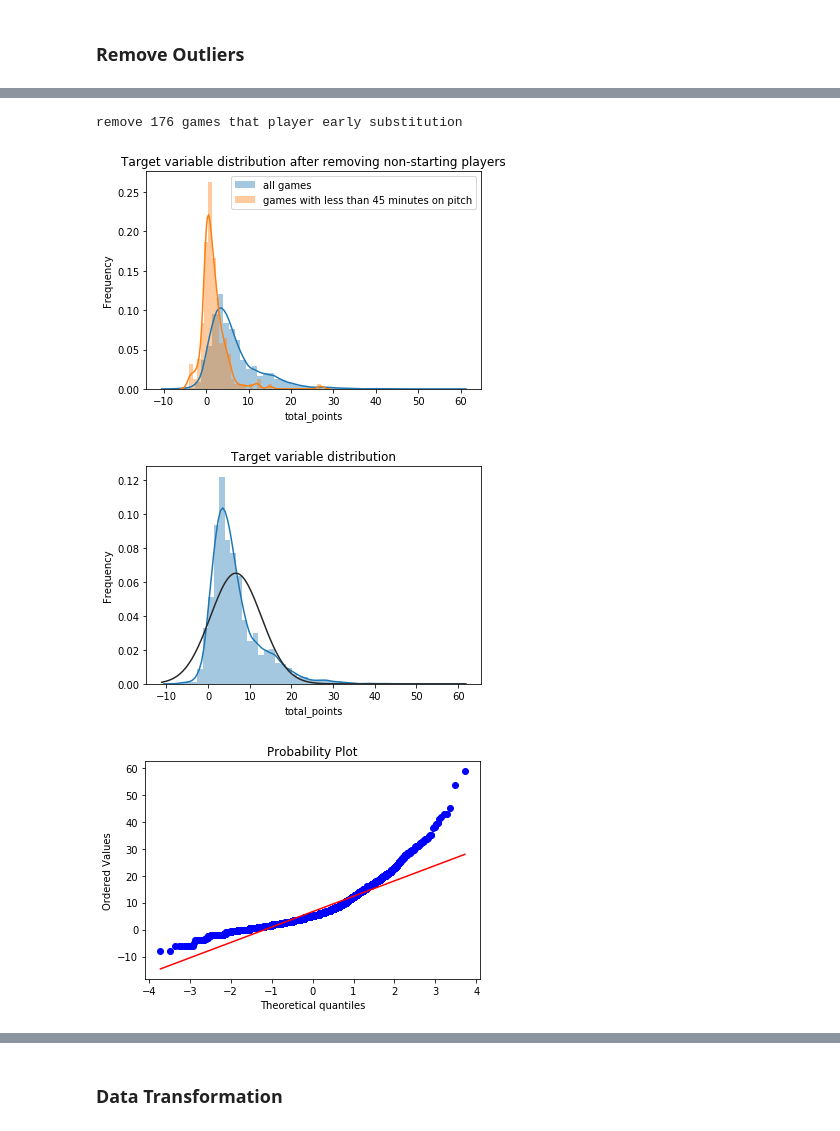
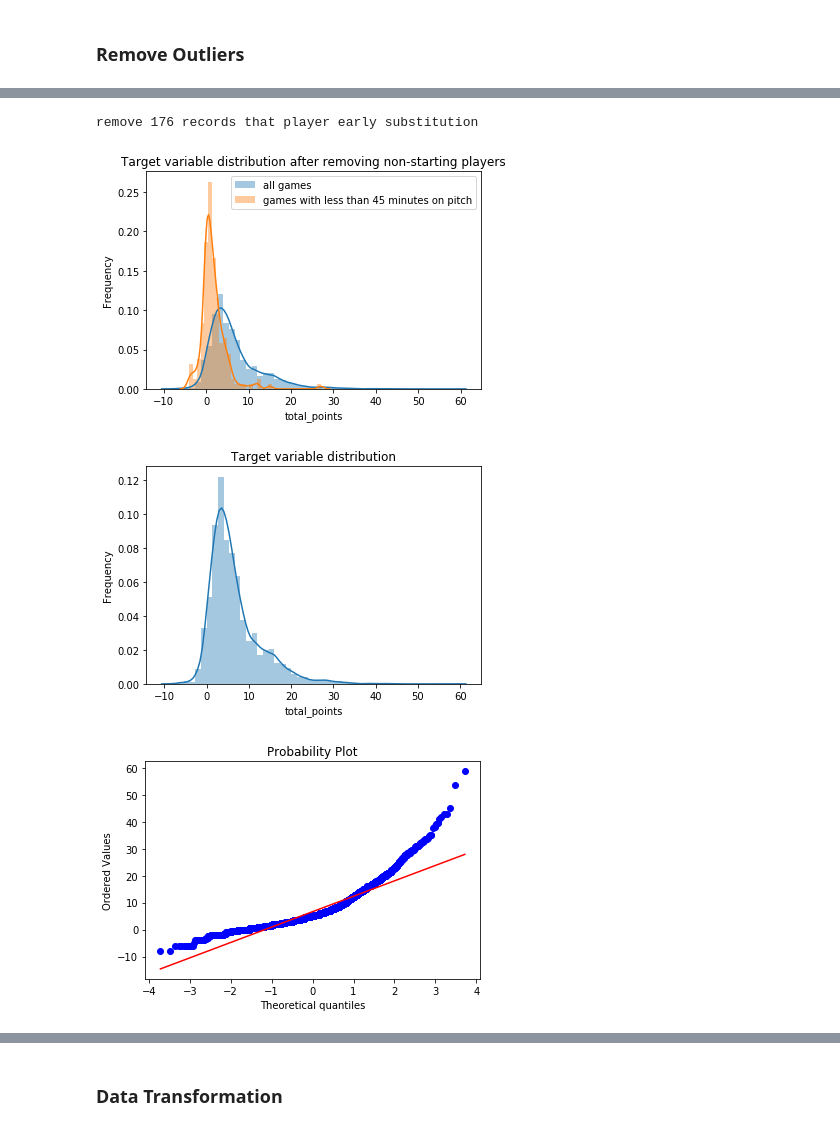
Before and after one commit to add-one-second/SoccerPlayerPerformance, a Jupyter notebook: SoccerPrediction.ipynb, the cells around one changed output, grey strips where cells are left out. Cells and saved outputs as stored; diff of their text form; code cells hidden in the pictures.

```diff
--- a/SoccerPrediction.ipynb
+++ b/SoccerPrediction.ipynb
@@ -98,28 +98,29 @@ plt.ylabel('Frequency')
 plt.title('Target variable distribution after removing non-starting players')
 sns.distplot(player_data_df[player_data_df['is_starting'] == 1]['total_points'], label='all games')
 print('remove', sum((player_data_df['minutes'] <= 45) & (player_data_df['is_starting'] == 1)),
-      'games that player early substitution')
+      'records that player early substitution')
 sns.distplot(player_data_df[(player_data_df['minutes'] <= 45) & (player_data_df['is_starting'] == 1)]['total_points'], label='games with less than 45 minutes on pitch');
 plt.legend()
 plt.show()
 # %% [output]
-remove 176 games that player early substitution
+remove 176 records that player early substitution
 [figure]
 # %%
 # How the target variable look like?
 data_df = player_data_df.drop(
     player_data_df[(player_data_df['minutes'] <= 45) | (player_data_df['is_starting'] != 1)].index)
 plt.figure()
 plt.xlabel('total_points')
 plt.ylabel('Frequency')
 plt.title('Target variable distribution')
-sns.distplot(data_df['total_points'], fit=norm)
+sns.distplot(data_df['total_points'], )  # fit=norm
 plt.show()
 fig = plt.figure()
 res = stats.probplot(data_df['total_points'], plot=plt)  # Q-Q plot
 plt.show()
+# Skewed to the right
 # %% [output]
-[figure, old version]
+[figure, new version]
 [figure]
 # %%
 # Remove individual outliers
```
Also changed, not shown: parts of 96 cells of this notebook.
